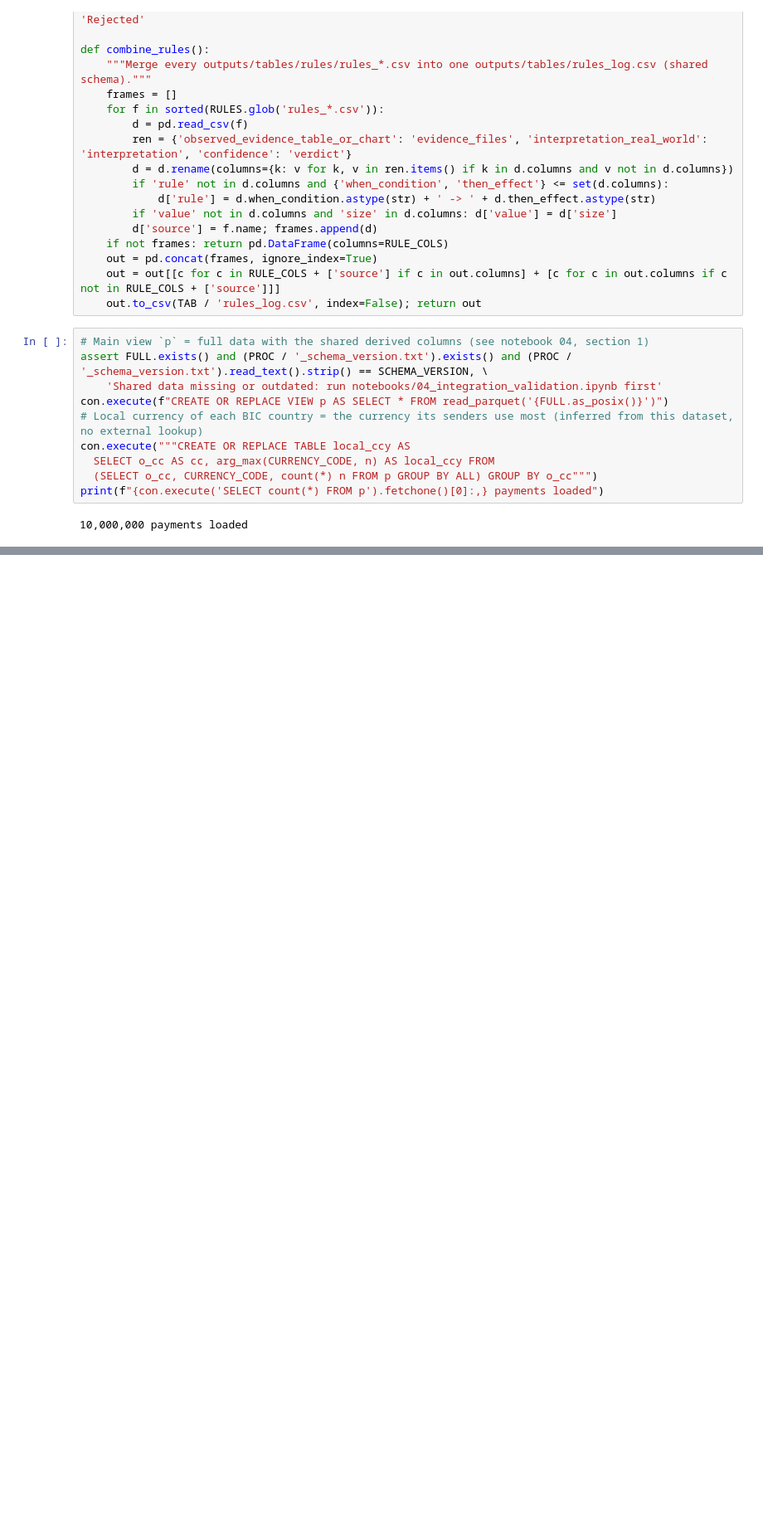
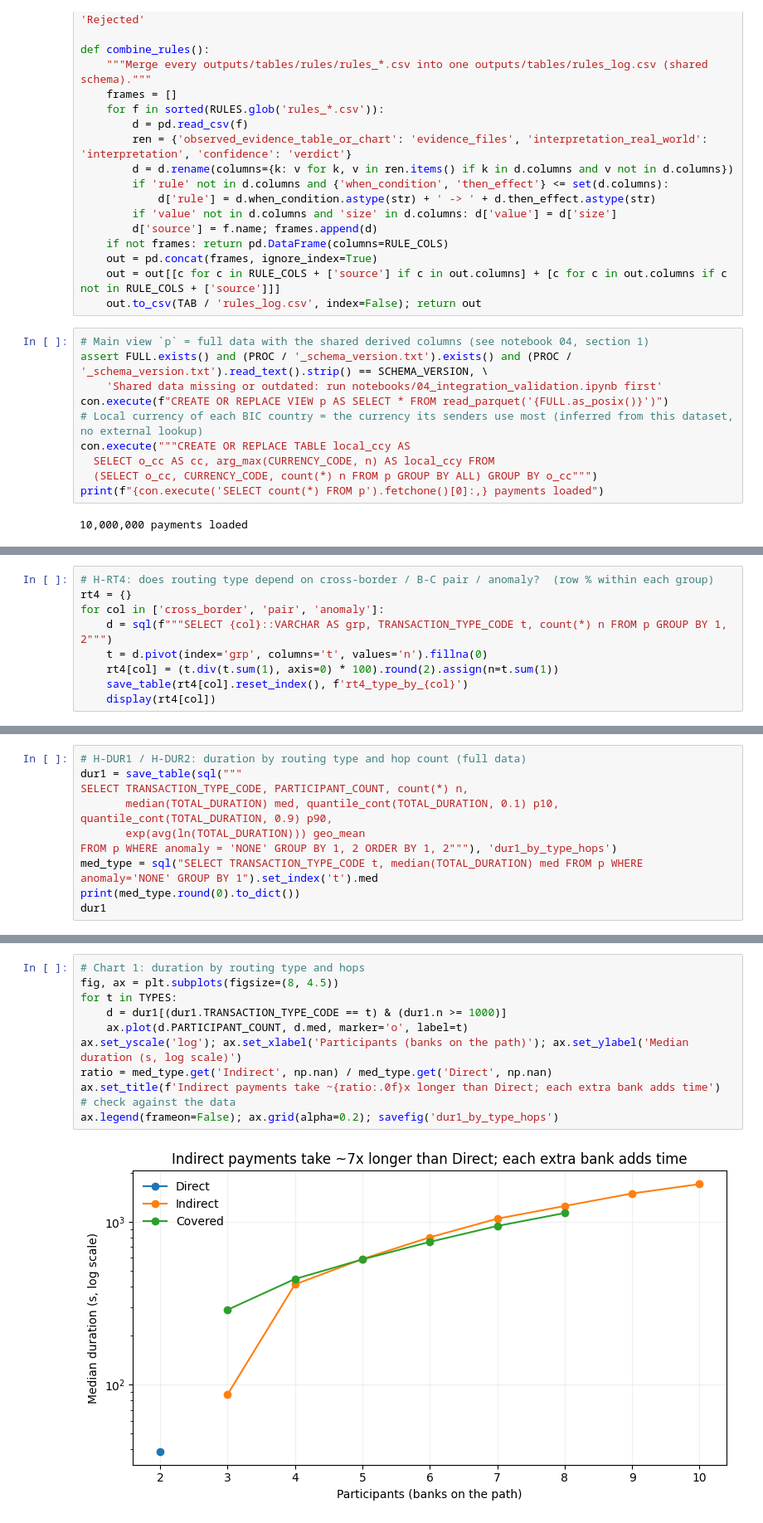
Before and after one commit to chanjyi/C2O-UMDAC, a Jupyter notebook: notebooks/02_member2_analysis.ipynb, the cells around one changed output, grey strips where cells are left out. Shown at 83% size. Cells and saved outputs as stored; diff of their text form; blank space fills up the shorter version.

```diff
--- a/notebooks/02_member2_analysis.ipynb
+++ b/notebooks/02_member2_analysis.ipynb
@@ -96,0 +202,9 @@ s = pd.read_parquet(SAMPLE); s.head()
+# %%
+# H-RT4: does routing type depend on cross-border / B-C pair / anomaly?  (row % within each group)
+rt4 = {}
+for col in ['cross_border', 'pair', 'anomaly']:
+    d = sql(f"""SELECT {col}::VARCHAR AS grp, TRANSACTION_TYPE_CODE t, count(*) n FROM p GROUP BY 1, 2""")
+    t = d.pivot(index='grp', columns='t', values='n').fillna(0)
+    rt4[col] = (t.div(t.sum(1), axis=0) * 100).round(2).assign(n=t.sum(1))
+    save_table(rt4[col].reset_index(), f'rt4_type_by_{col}')
+    display(rt4[col])
@@ -120,0 +253,10 @@ combine_rules()
+# %%
+# H-DUR1 / H-DUR2: duration by routing type and hop count (full data)
+dur1 = save_table(sql("""
+SELECT TRANSACTION_TYPE_CODE, PARTICIPANT_COUNT, count(*) n,
+       median(TOTAL_DURATION) med, quantile_cont(TOTAL_DURATION, 0.1) p10, quantile_cont(TOTAL_DURATION, 0.9) p90,
+       exp(avg(ln(TOTAL_DURATION))) geo_mean
+FROM p WHERE anomaly = 'NONE' GROUP BY 1, 2 ORDER BY 1, 2"""), 'dur1_by_type_hops')
+med_type = sql("SELECT TRANSACTION_TYPE_CODE t, median(TOTAL_DURATION) med FROM p WHERE anomaly='NONE' GROUP BY 1").set_index('t').med
+print(med_type.round(0).to_dict())
+dur1
@@ -120,0 +342,12 @@ combine_rules()
+# %%
+# Chart 1: duration by routing type and hops
+fig, ax = plt.subplots(figsize=(8, 4.5))
+for t in TYPES:
+    d = dur1[(dur1.TRANSACTION_TYPE_CODE == t) & (dur1.n >= 1000)]
+    ax.plot(d.PARTICIPANT_COUNT, d.med, marker='o', label=t)
+ax.set_yscale('log'); ax.set_xlabel('Participants (banks on the path)'); ax.set_ylabel('Median duration (s, log scale)')
+ratio = med_type.get('Indirect', np.nan) / med_type.get('Direct', np.nan)
+ax.set_title(f'Indirect payments take ~{ratio:.0f}x longer than Direct; each extra bank adds time')  # check against the data
+ax.legend(frameon=False); ax.grid(alpha=0.2); savefig('dur1_by_type_hops')
+# %% [output]
+[figure, added]
```
Also changed, not shown: parts of 30 cells of this notebook.
